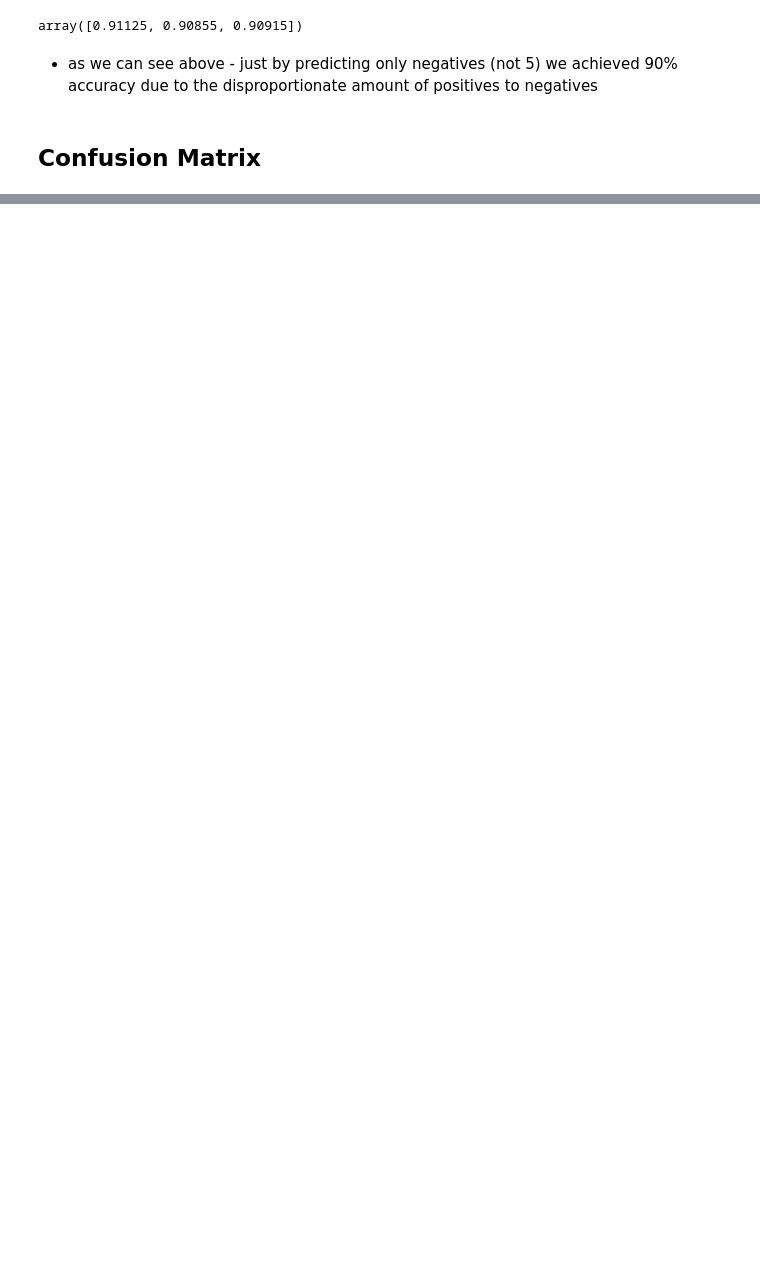
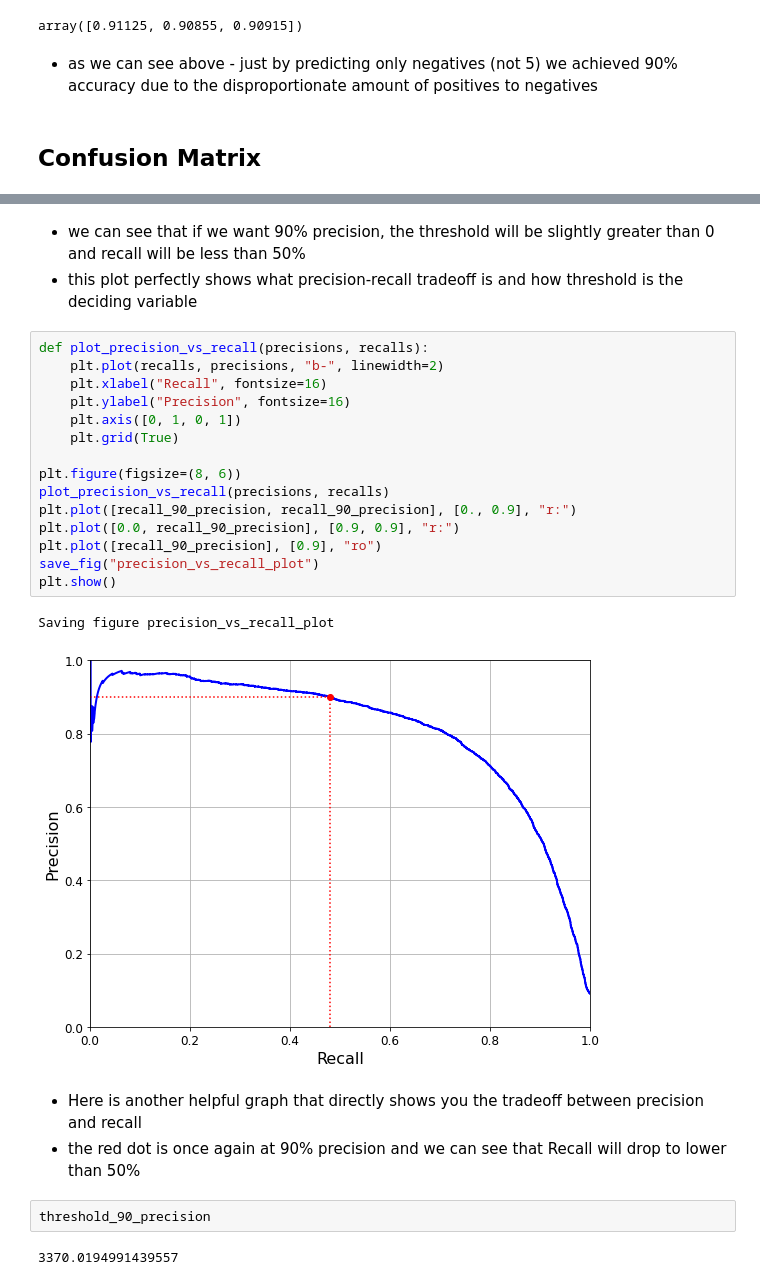
Before and after one commit to calvinh99/handsonml, a Jupyter notebook: mnist.ipynb, the cells around one changed output, grey strips where cells are left out. Cells and saved outputs as stored; diff of their text form; blank space fills up the shorter version.

```diff
--- a/mnist.ipynb
+++ b/mnist.ipynb
@@ -258,0 +430,28 @@ array([0.91125, 0.90855, 0.90915])
+# %% [markdown]
+- we can see that if we want 90% precision, the threshold will be slightly greater than 0 and recall will be less than 50%
+- this plot perfectly shows what precision-recall tradeoff is and how threshold is the deciding variable
+# %%
+def plot_precision_vs_recall(precisions, recalls):
+    plt.plot(recalls, precisions, "b-", linewidth=2)
+    plt.xlabel("Recall", fontsize=16)
+    plt.ylabel("Precision", fontsize=16)
+    plt.axis([0, 1, 0, 1])
+    plt.grid(True)
+
+plt.figure(figsize=(8, 6))
+plot_precision_vs_recall(precisions, recalls)
+plt.plot([recall_90_precision, recall_90_precision], [0., 0.9], "r:")
+plt.plot([0.0, recall_90_precision], [0.9, 0.9], "r:")
+plt.plot([recall_90_precision], [0.9], "ro")
+save_fig("precision_vs_recall_plot")
+plt.show()
+# %% [output]
+Saving figure precision_vs_recall_plot
+[figure, added]
+# %% [markdown]
+- Here is another helpful graph that directly shows you the tradeoff between precision and recall
+- the red dot is once again at 90% precision and we can see that Recall will drop to lower than 50%
+# %%
+threshold_90_precision
+# %% [output]
+3370.0194991439557
```
Also changed, not shown: parts of 99 cells of this notebook.
